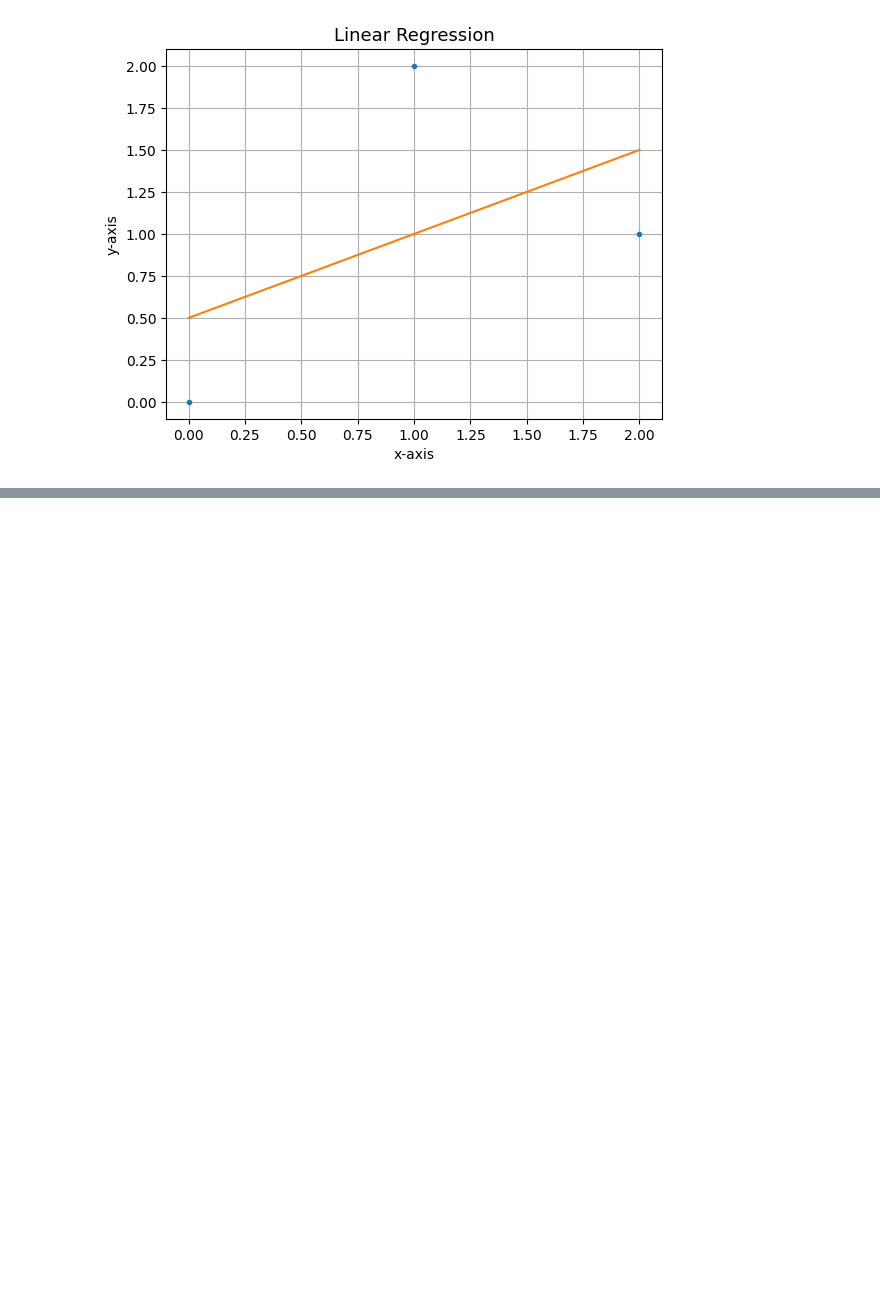
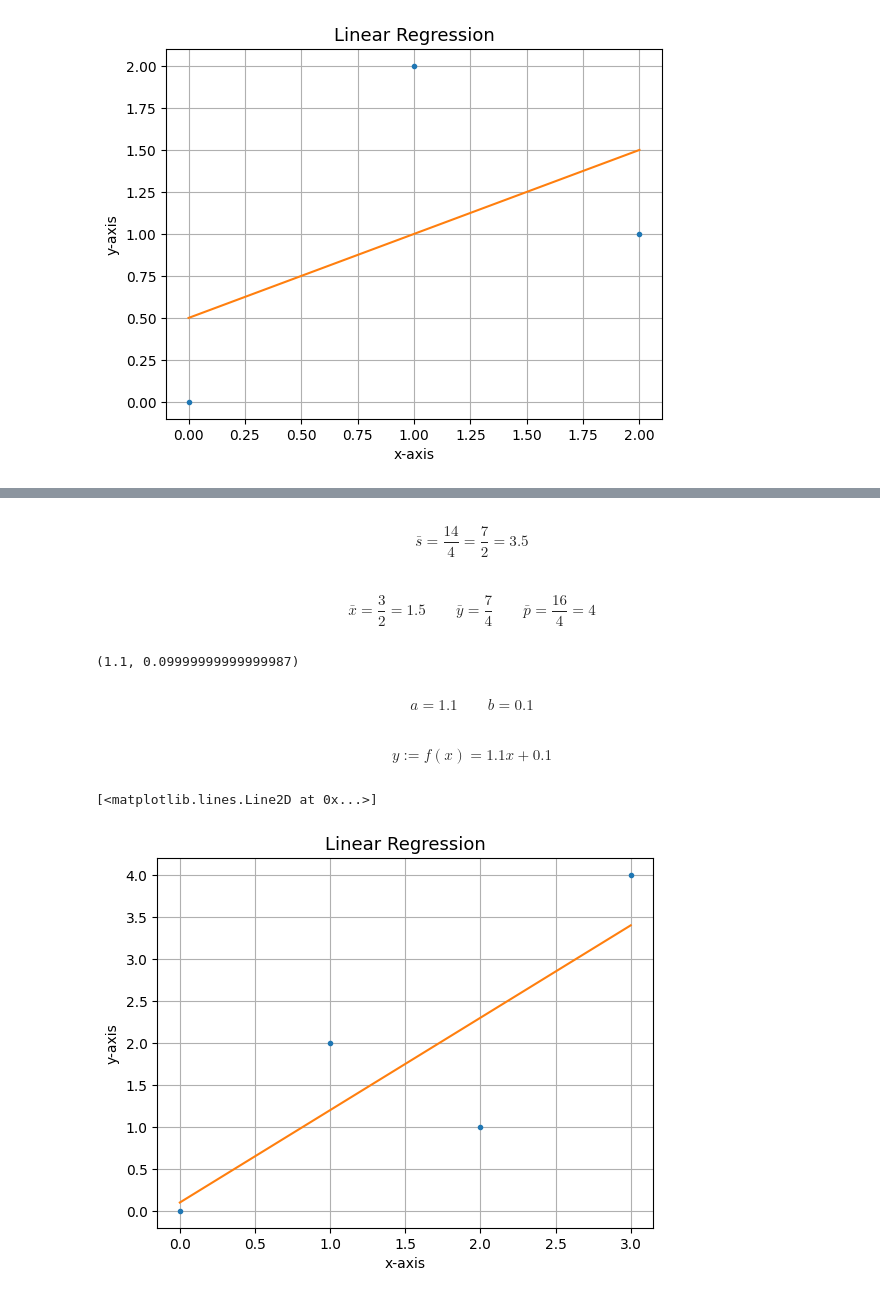
Before and after one commit to jordandll/MultivariableCalculus, a Jupyter notebook: PartialDerivatives/PartA/LeastSquares.ipynb, the cells around one changed output, grey strips where cells are left out. Drawn from its saved outputs; the diff is of its cells as text; code cells hidden in the pictures; blank space fills up the shorter version.

```diff
--- a/PartialDerivatives/PartA/LeastSquares.ipynb
+++ b/PartialDerivatives/PartA/LeastSquares.ipynb
@@ -181,0 +190,32 @@ ax.plot(x,y)
+# %% [markdown]
+$$ \bar{s} = \frac{14}{4} = \frac{7}{2} = 3.5$$
+# %% [markdown]
+$$ \bar{x} = \frac{3}{2} = 1.5 \quad\quad \bar{y} = \frac{7}{4} \quad\quad \bar{p} = \frac{16}{4} = 4$$
+# %%
+s = 3.5; bar_x = 1.5; bar_y = 7/4; p = 4
+
+a = (p-bar_x*bar_y)/(s-bar_x**2)
+b = bar_y - bar_x*a
+
+(a,b)
+# %% [output]
+(1.1, 0.09999999999999987)
+# %% [markdown]
+$$ a = 1.1 \quad\quad b = 0.1 $$
+# %% [markdown]
+$$ y := f(x) = 1.1x + 0.1$$
+# %%
+x = np.linspace(0,3,num=30)
+y = a*x+b
+
+fig, ax = plt.subplots()
+ax.set_title('Linear Regression',size=13)
+ax.set_xlabel('x-axis')
+ax.set_ylabel('y-axis')
+ax.grid()
+
+ax.plot([0,1,2,3],[0,2,1,4],'.')
+ax.plot(x,y)
+# %% [output]
+[<matplotlib.lines.Line2D at 0x...>]
+[figure, added]
```
Also changed, not shown: parts of 1 cell of this notebook.
